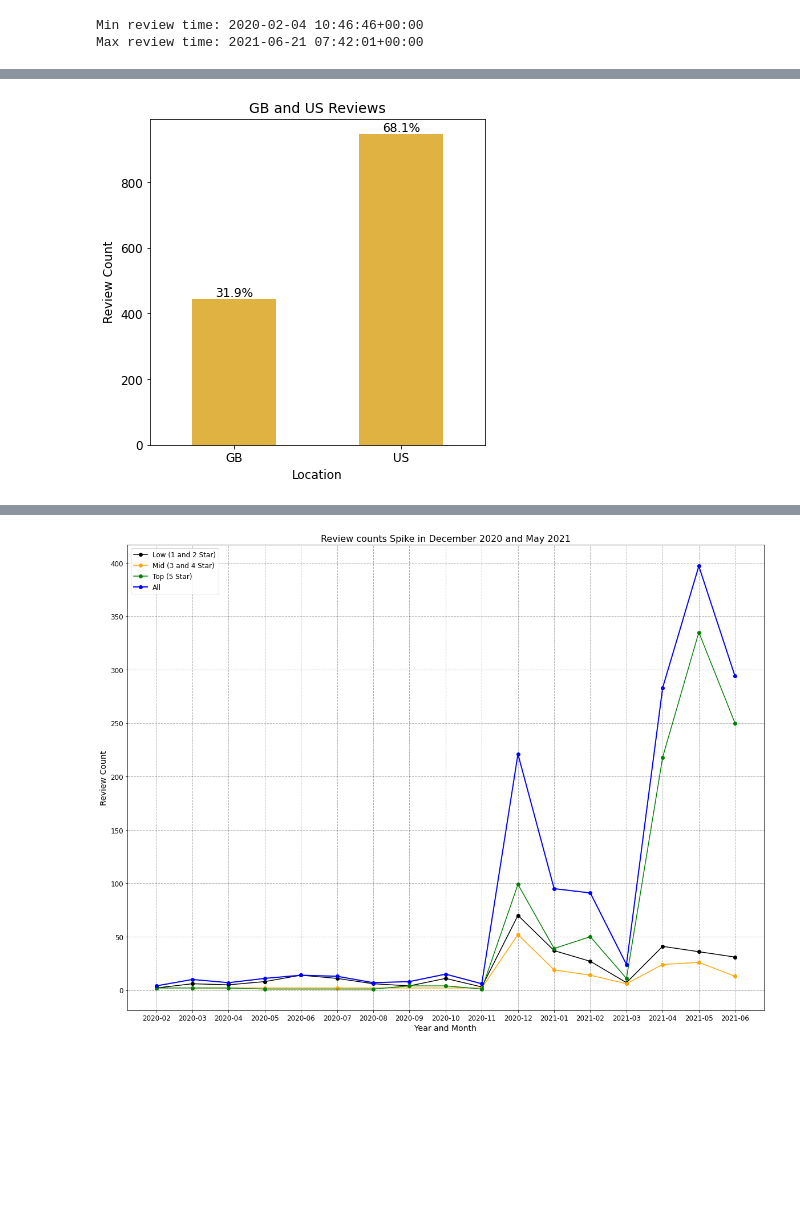
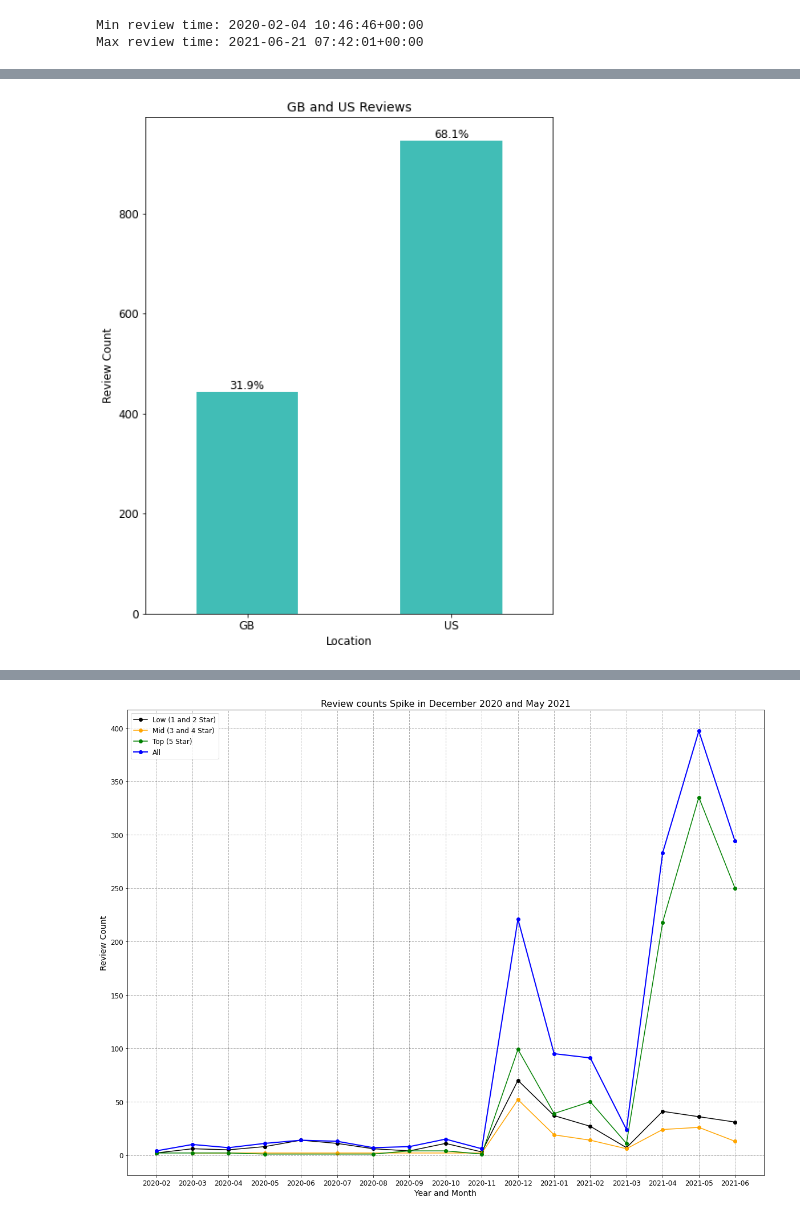
Before and after one commit to lspope/elvie_review_analysis, a Jupyter notebook: code/nb2_eda.ipynb, the cells around one changed output, grey strips where cells are left out. Cells and saved outputs as stored; diff of their text form; code cells hidden in the pictures; blank space fills up the shorter version.

```diff
--- a/code/nb2_eda.ipynb
+++ b/code/nb2_eda.ipynb
@@ -134,14 +123,14 @@ Name: id, dtype: int64
 # %%
 gb_and_us_reviews = reviews_df[reviews_df['country'].isin(['GB','US'])]
 by_primary_locations = gb_and_us_reviews.groupby(['country'])['id'].count()
 by_primary_locations.sort_values()
 
 show_bar_plot(my_data=by_primary_locations,
-              my_figsize=(6,6),
-              my_color='goldenrod',
+              my_figsize=(8,10),
+              my_color='lightseagreen',
               my_titletext='GB and US Reviews',
               my_xlabeltext='Location',
               my_ylabeltext='Review Count',
               rowcount_for_percent=gb_and_us_reviews.shape[0])
 # %% [output]
-[figure, old version]
+[figure, new version]
```
Also changed, not shown: parts of 25 cells of this notebook, 8 other files.
